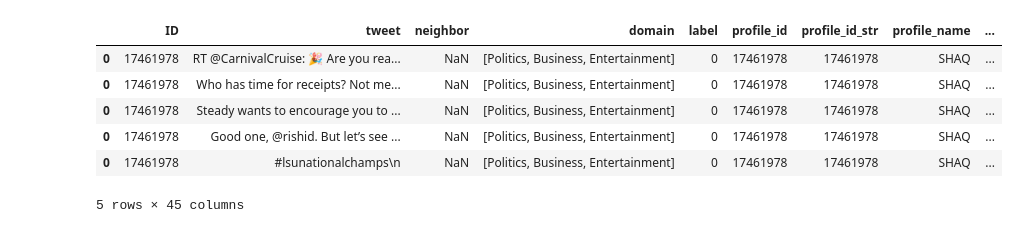
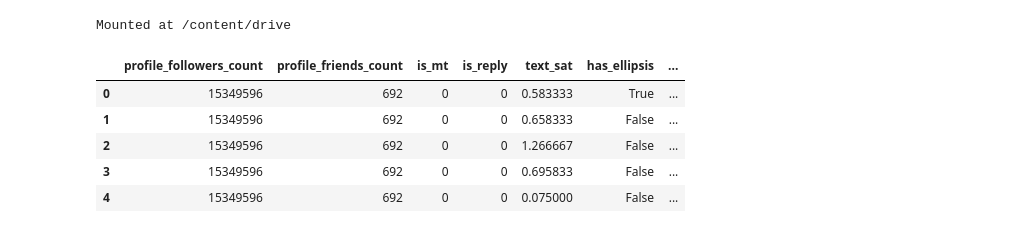
Before and after one commit to aegonwolf/ukraine-conflict-social-news, a Jupyter notebook: tf-keras-twibot.ipynb, the cells around one changed output. Cells and saved outputs as stored; diff of their text form; code cells hidden in the pictures.

Commit message:
Update tf-keras-twibot.ipynb
updated tf model with metadata from florian

```diff
--- a/tf-keras-twibot.ipynb
+++ b/tf-keras-twibot.ipynb
@@ -33,10 +26,17 @@ train_df = train_df.explode('tweet')
+# %%
+from google.colab import drive
+drive.mount('/content/drive')
+# %% [output]
+Mounted at /content/drive
+# %%
+# X = pd.read_parquet('/content/drive/MyDrive/datasocio/clean_twibot2.pq')
+X_meta = pd.read_parquet("/content/drive/MyDrive/datasocio/X_meta2.pq")
 # %%
-train_df.head()
+X_meta.head()
 # %% [output]
-|  | ID | tweet | neighbor | domain | label | profile_id | profile_id_str | profile_name | ... |
-| 0 | 17461978 | RT @CarnivalCruise: 🎉 Are you rea... | NaN | [Politics, Business, Entertainment] | 0 | 17461978 | 17461978 | SHAQ | ... |
-| 0 | 17461978 | Who has time for receipts? Not me... | NaN | [Politics, Business, Entertainment] | 0 | 17461978 | 17461978 | SHAQ | ... |
-| 0 | 17461978 | Steady wants to encourage you to ... | NaN | [Politics, Business, Entertainment] | 0 | 17461978 | 17461978 | SHAQ | ... |
-| 0 | 17461978 | Good one, @rishid. But let’s see ... | NaN | [Politics, Business, Entertainment] | 0 | 17461978 | 17461978 | SHAQ | ... |
-| 0 | 17461978 | #lsunationalchamps\n | NaN | [Politics, Business, Entertainment] | 0 | 17461978 | 17461978 | SHAQ | ... |
+|  | profile_followers_count | profile_friends_count | is_mt | is_reply | text_sat | has_ellipsis | ... |
+| 0 | 15349596 | 692 | 0 | 0 | 0.583333 | True | ... |
+| 1 | 15349596 | 692 | 0 | 0 | 0.658333 | False | ... |
+| 2 | 15349596 | 692 | 0 | 0 | 1.266667 | False | ... |
+| 3 | 15349596 | 692 | 0 | 0 | 0.695833 | False | ... |
+| 4 | 15349596 | 692 | 0 | 0 | 0.075000 | False | ... |
-5 rows × 45 columns
```
Also changed, not shown: parts of 32 cells of this notebook.
